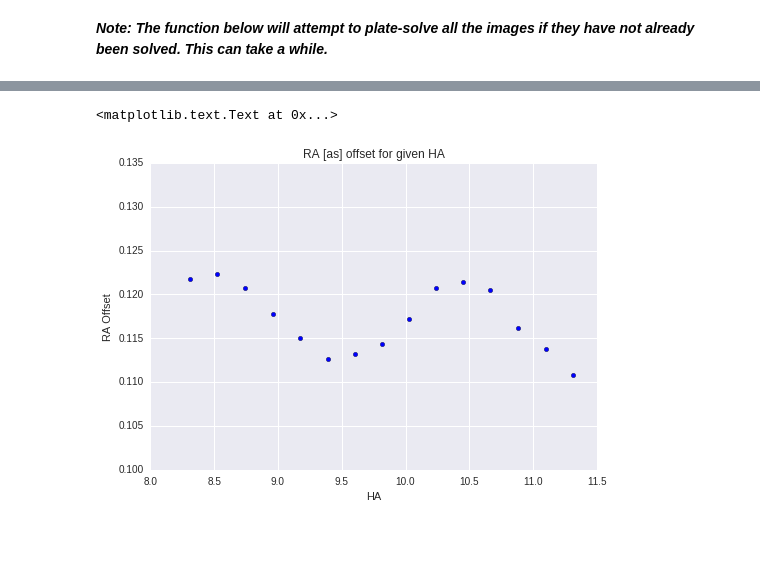
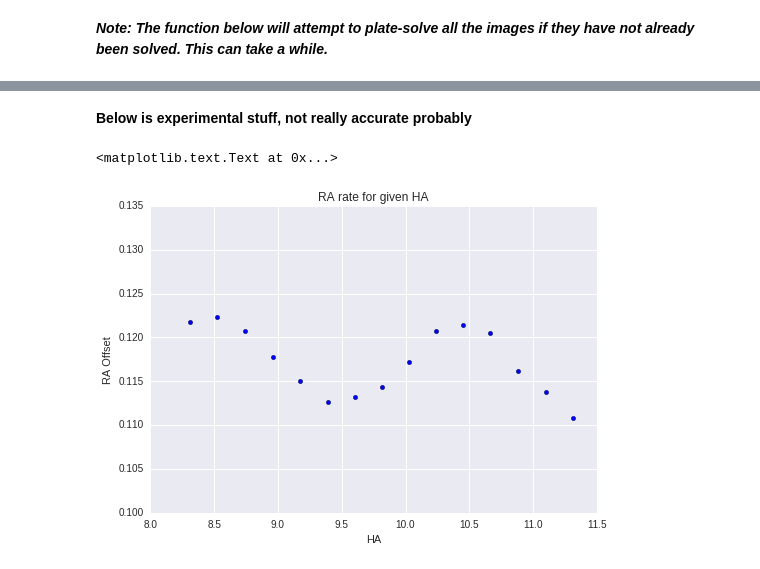
Before and after one commit to panoptes/POCS, a Jupyter notebook: examples/notebooks/Load PEC.ipynb, the cells around one changed output, grey strips where cells are left out. Saved outputs shown, nothing was run; the diff lists cells and outputs as text; code cells hidden in the pictures; blank space fills up the shorter version.

```diff
--- a/examples/notebooks/Load PEC.ipynb
+++ b/examples/notebooks/Load PEC.ipynb
@@ -66,6 +66,5 @@ pec_table.show_in_notebook(display_length=5)
 # %%
 # Fit the data
-params = get_pec_fit(pec_table)
-params
+params = get_pec_fit(pec_table, with_plot=True)
 # %% [output]
 array([  3.08959064,   0.28267034, -10.69954637,  -0.03298436])
@@ -72,11 +72,13 @@ array([  3.08959064,   0.28267034, -10.69954637,  -0.03298436])
+# %% [markdown]
+**Below is experimental stuff, not really accurate probably**
 # %%
 # Create the fit function
 pec_fn = make_pec_fit_fn(params)
 # %%
 plt.scatter(pec_table['ha'],[pec_fn(x) for x in pec_table['ra']])
 plt.xlabel('HA')
 plt.ylabel('RA Offset')
-plt.title("RA [as] offset for given HA")
+plt.title("RA rate for given HA")
 # %% [output]
 <matplotlib.text.Text at 0x...>
-[figure, old version]
+[figure, new version]
```
Also changed, not shown: parts of 4 cells of this notebook, 1 other file.
